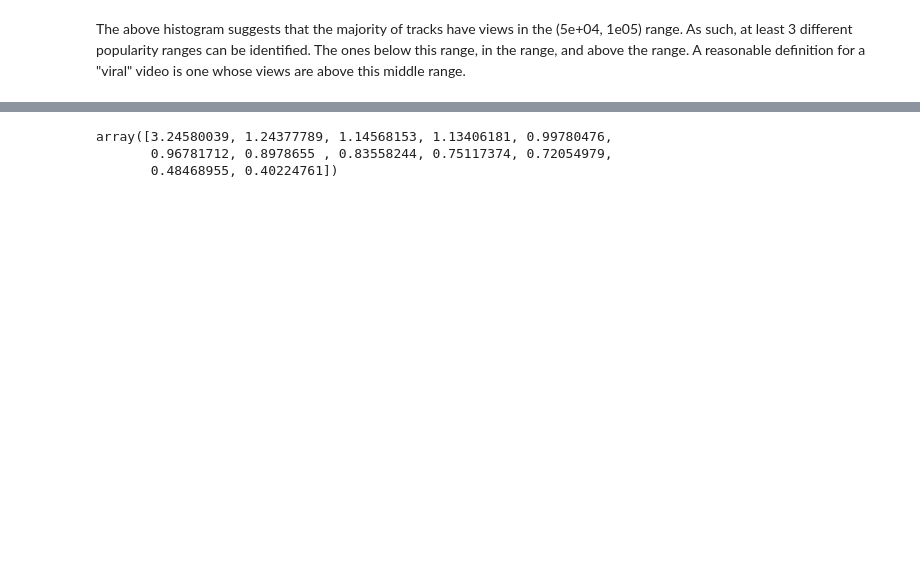
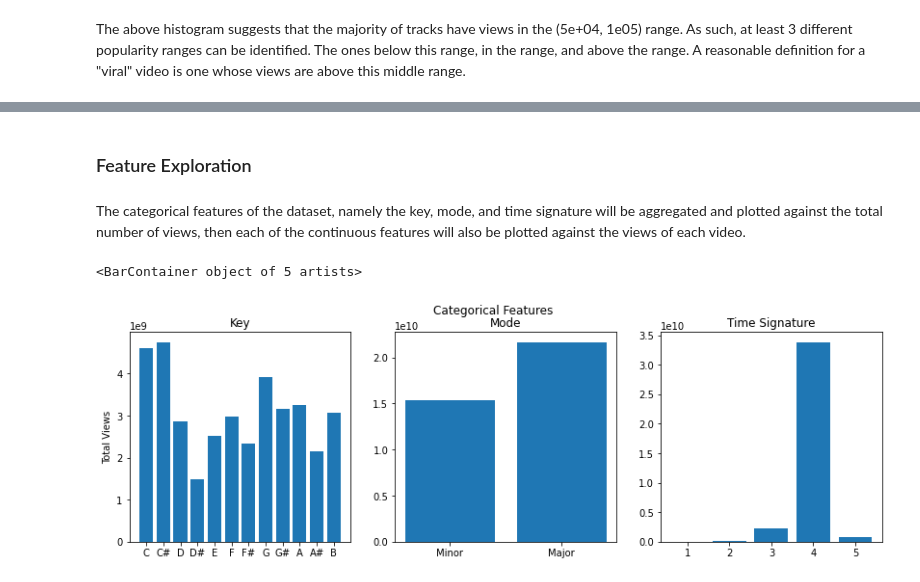
Before and after one commit to georgefourm/popularity-prediction, a Jupyter notebook: notebooks/Exploration.ipynb, the cells around one changed output, grey strips where cells are left out. Saved outputs shown, nothing was run; the diff lists cells and outputs as text; code cells hidden in the pictures; blank space fills up the shorter version.

Commit message:
Properly format and complete exploration notebook

```diff
--- a/notebooks/Exploration.ipynb
+++ b/notebooks/Exploration.ipynb
@@ -122,8 +94,25 @@ plt.show()
-# %%
-pca = PCA(n_components='mle')
-pca.fit(data_std)
-pca.explained_variance_
-# %% [output]
-array([3.24580039, 1.24377789, 1.14568153, 1.13406181, 0.99780476,
-       0.96781712, 0.8978655 , 0.83558244, 0.75117374, 0.72054979,
-       0.48468955, 0.40224761])
+# %% [markdown]
+### Feature Exploration
+# %% [markdown]
+The categorical features of the dataset, namely the key, mode, and time signature will be aggregated and plotted against the total number of views, then each of the continuous features will also be plotted against the views of each video.
+# %%
+views_per_key = df.groupby("key").sum()['views']
+views_per_mode = df.groupby("mode").sum()['views']
+views_per_ts = df.groupby("time_signature").sum()['views']
+
+fig, (ax1,ax2,ax3) = plt.subplots(1,3,figsize=(14,4))
+fig.suptitle("Categorical Features")
+
+keys = ['C','C#','D','D#','E','F','F#','G','G#','A','A#','B']
+ax1.set_title("Key")
+ax1.set_ylabel("Total Views")
+ax1.bar(keys,views_per_key)
+
+ax2.set_title("Mode")
+ax2.bar(['Minor','Major'],views_per_mode)
+
+ax3.set_title("Time Signature")
+ax3.bar(np.arange(5)+1,views_per_ts)
+# %% [output]
+<BarContainer object of 5 artists>
+[figure, added]
```
Also changed, not shown: parts of 12 cells of this notebook.
